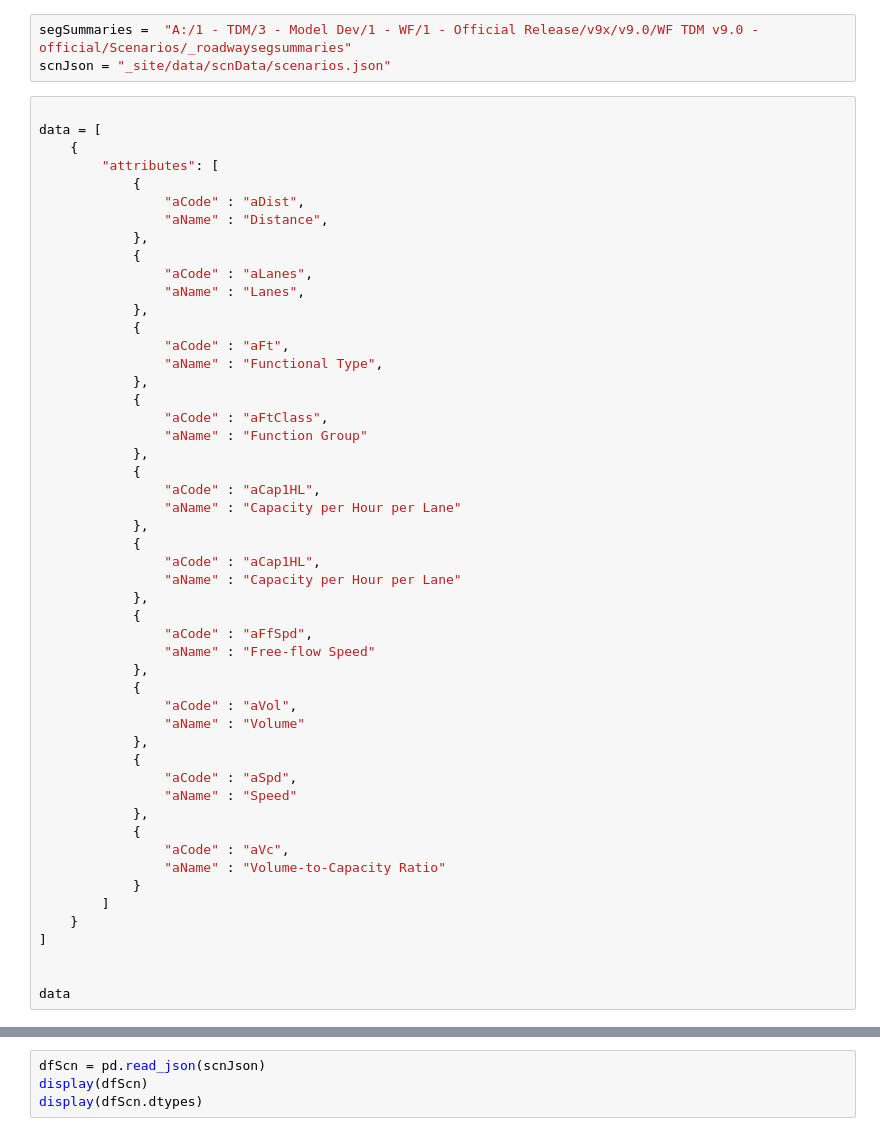
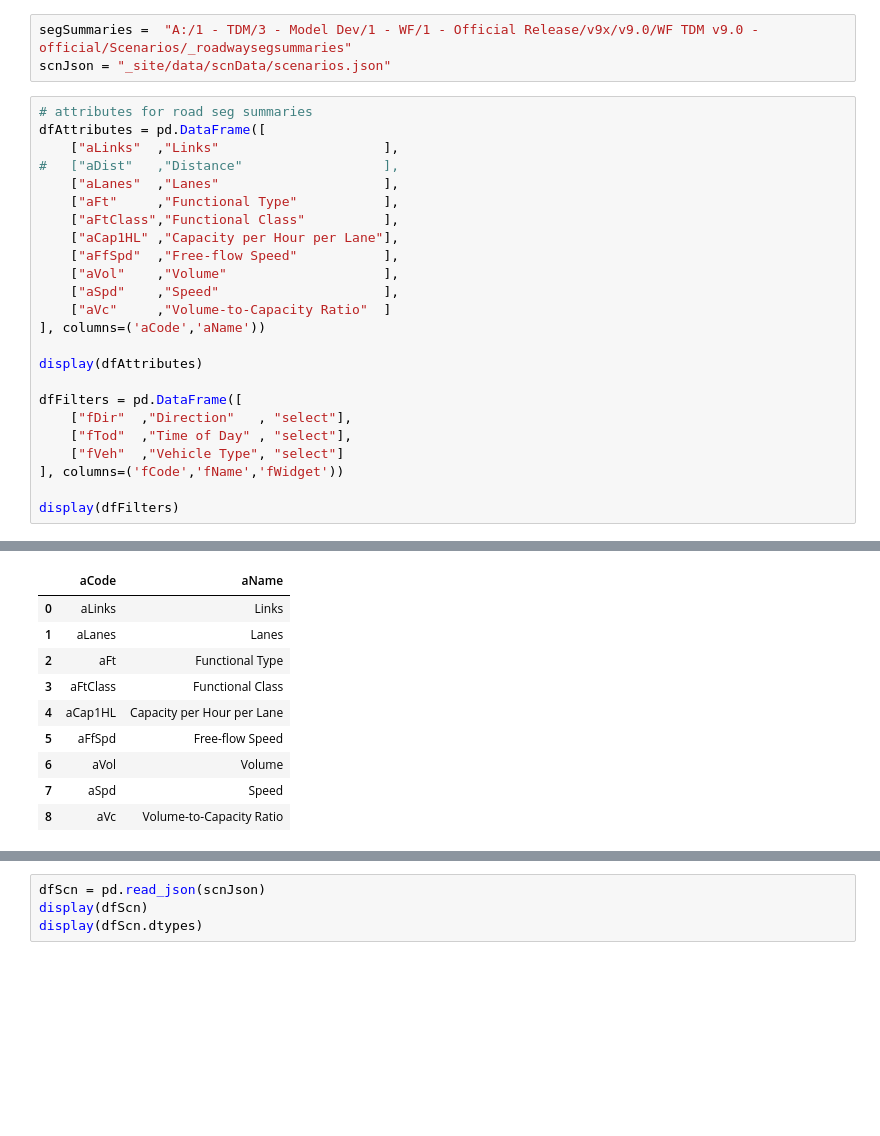
Before and after one commit to WFRCAnalytics/vizTool, a Jupyter notebook: convertsegsumtojson.ipynb, the cells around one changed output, grey strips where cells are left out. Drawn from its saved outputs; the diff is of its cells as text; blank space fills up the shorter version.

Commit message:
First draft of road seg summary jsons

```diff
--- a/convertsegsumtojson.ipynb
+++ b/convertsegsumtojson.ipynb
@@ -5,54 +5,27 @@ import os
 segSummaries =  "A:/1 - TDM/3 - Model Dev/1 - WF/1 - Official Release/v9x/v9.0/WF TDM v9.0 - official/Scenarios/_roadwaysegsummaries"
 scnJson = "_site/data/scnData/scenarios.json"
 # %%
+# attributes for road seg summaries
+dfAttributes = pd.DataFrame([
+    ["aLinks"  ,"Links"                     ],
+#   ["aDist"   ,"Distance"                  ],
+    ["aLanes"  ,"Lanes"                     ],
+    ["aFt"     ,"Functional Type"           ],
+    ["aFtClass","Functional Class"          ],
+    ["aCap1HL" ,"Capacity per Hour per Lane"],
+    ["aFfSpd"  ,"Free-flow Speed"           ],
+    ["aVol"    ,"Volume"                    ],
+    ["aSpd"    ,"Speed"                     ],
+    ["aVc"     ,"Volume-to-Capacity Ratio"  ]
+], columns=('aCode','aName'))
 
-data = [
-    {
-        "attributes": [
-            {
-                "aCode" : "aDist",
-                "aName" : "Distance",
-            },
-            {
-                "aCode" : "aLanes",
-                "aName" : "Lanes",
-            },
-            {
-                "aCode" : "aFt",
-                "aName" : "Functional Type",
-            },
-            {
-                "aCode" : "aFtClass",
-                "aName" : "Function Group"
-            },
-            {
-                "aCode" : "aCap1HL",
-                "aName" : "Capacity per Hour per Lane"
-            },
-            {
-                "aCode" : "aCap1HL",
-                "aName" : "Capacity per Hour per Lane"
-            },
-            {
-                "aCode" : "aFfSpd",
-                "aName" : "Free-flow Speed"
-            },
-            {
-                "aCode" : "aVol",
-                "aName" : "Volume"
-            },
-            {
-                "aCode" : "aSpd",
-                "aName" : "Speed"
-            },
-            {
-                "aCode" : "aVc",
-                "aName" : "Volume-to-Capacity Ratio"
-            }
-        ]
-    }
-]
+display(dfAttributes)
 
+dfFilters = pd.DataFrame([
+    ["fDir"  ,"Direction"   , "select"],
+    ["fTod"  ,"Time of Day" , "select"],
+    ["fVeh"  ,"Vehicle Type", "select"]
+], columns=('fCode','fName','fWidget'))
 
-data
+display(dfFilters)
 # %% [output]
@@ -68,0 +32,10 @@ data
+|  | aCode | aName |
+| 0 | aLinks | Links |
+| 1 | aLanes | Lanes |
+| 2 | aFt | Functional Type |
+| 3 | aFtClass | Functional Class |
+| 4 | aCap1HL | Capacity per Hour per Lane |
+| 5 | aFfSpd | Free-flow Speed |
+| 6 | aVol | Volume |
+| 7 | aSpd | Speed |
+| 8 | aVc | Volume-to-Capacity Ratio |
```
Also changed, not shown: parts of 12 cells of this notebook, 14 other files.
